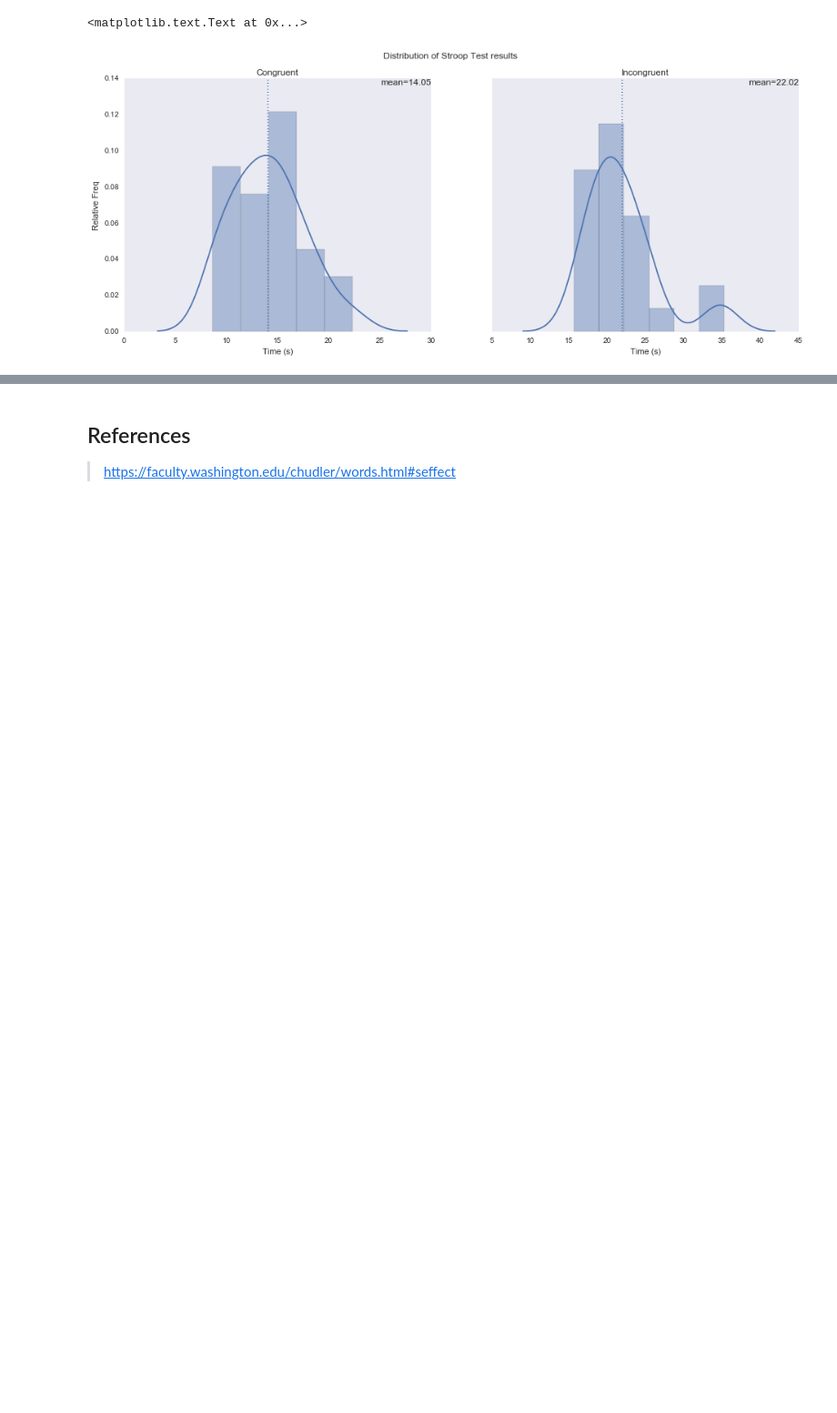
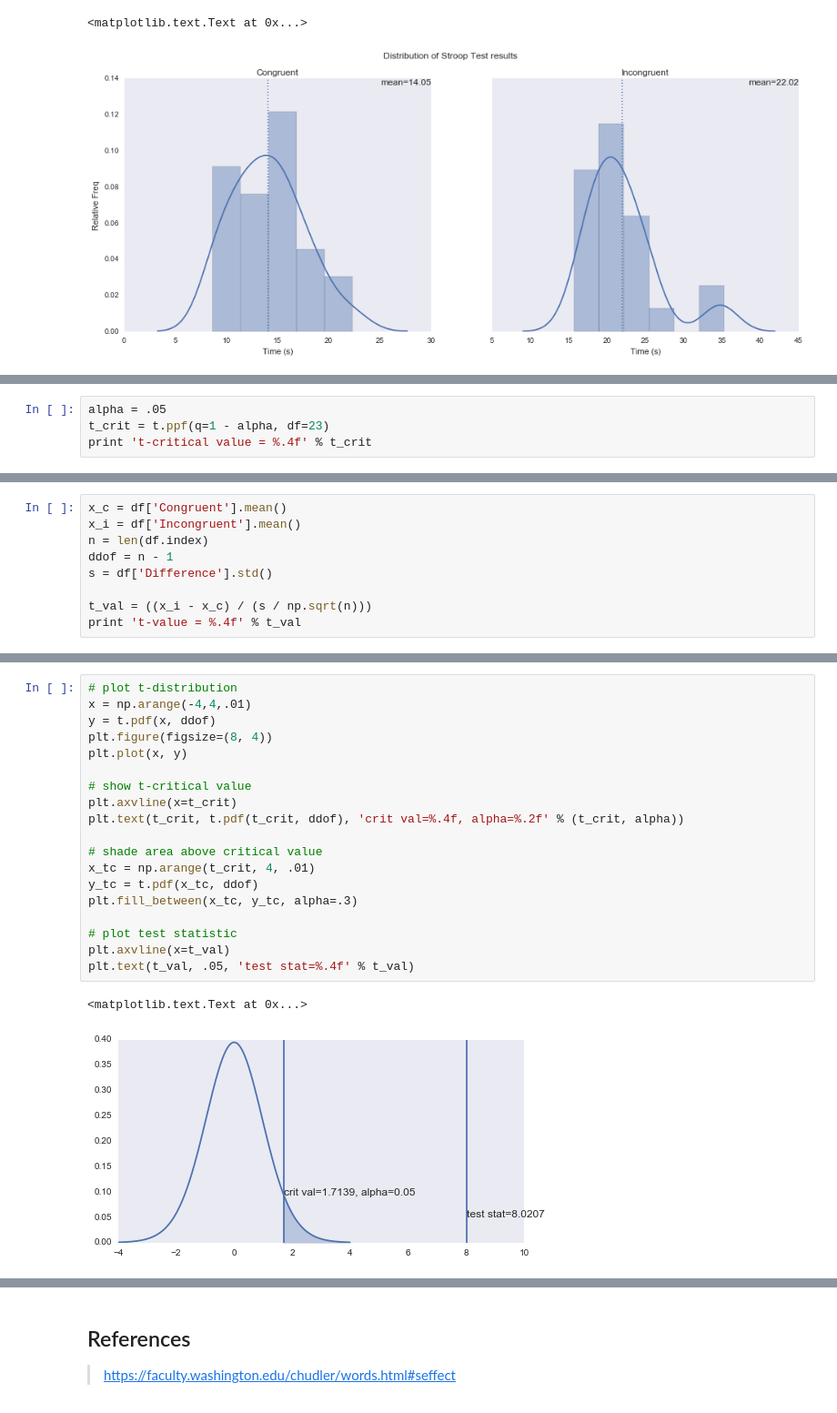
Before and after one commit to johnhagler/notebooks, a Jupyter notebook: Udacity/dandp1-stroopeffect/Stroop_Effect.ipynb, the cells around one changed output, grey strips where cells are left out. Shown at 91% size. Cells and saved outputs as stored; diff of their text form; blank space fills up the shorter version.

```diff
--- a/Udacity/dandp1-stroopeffect/Stroop_Effect.ipynb
+++ b/Udacity/dandp1-stroopeffect/Stroop_Effect.ipynb
@@ -159,0 +144,4 @@ Test statistic = 2.2388
+# %%
+alpha = .05
+t_crit = t.ppf(q=1 - alpha, df=23)
+print 't-critical value = %.4f' % t_crit
@@ -159,0 +171,9 @@ Test statistic = 2.2388
+# %%
+x_c = df['Congruent'].mean()
+x_i = df['Incongruent'].mean()
+n = len(df.index)
+ddof = n - 1
+s = df['Difference'].std()
+
+t_val = ((x_i - x_c) / (s / np.sqrt(n)))
+print 't-value = %.4f' % t_val
@@ -192,3 +203,25 @@ plt.annotate('p-value=0.0126', xy=(2.4,.005), xytext=(4.5, .04), arrowprops=dict
+# %%
+# plot t-distribution
+x = np.arange(-4,4,.01)
+y = t.pdf(x, ddof)
+plt.figure(figsize=(8, 4))
+plt.plot(x, y)
+
+# show t-critical value
+plt.axvline(x=t_crit)
+plt.text(t_crit, t.pdf(t_crit, ddof), 'crit val=%.4f, alpha=%.2f' % (t_crit, alpha))
+
+# shade area above critical value
+x_tc = np.arange(t_crit, 4, .01)
+y_tc = t.pdf(x_tc, ddof)
+plt.fill_between(x_tc, y_tc, alpha=.3)
+
+# plot test statistic
+plt.axvline(x=t_val)
+plt.text(t_val, .05, 'test stat=%.4f' % t_val)
+# %% [output]
+<matplotlib.text.Text at 0x...>
+[figure, added]
 # %% [markdown]
 ## Question 6
 
```
Also changed, not shown: parts of 21 cells of this notebook, 8 other files.
